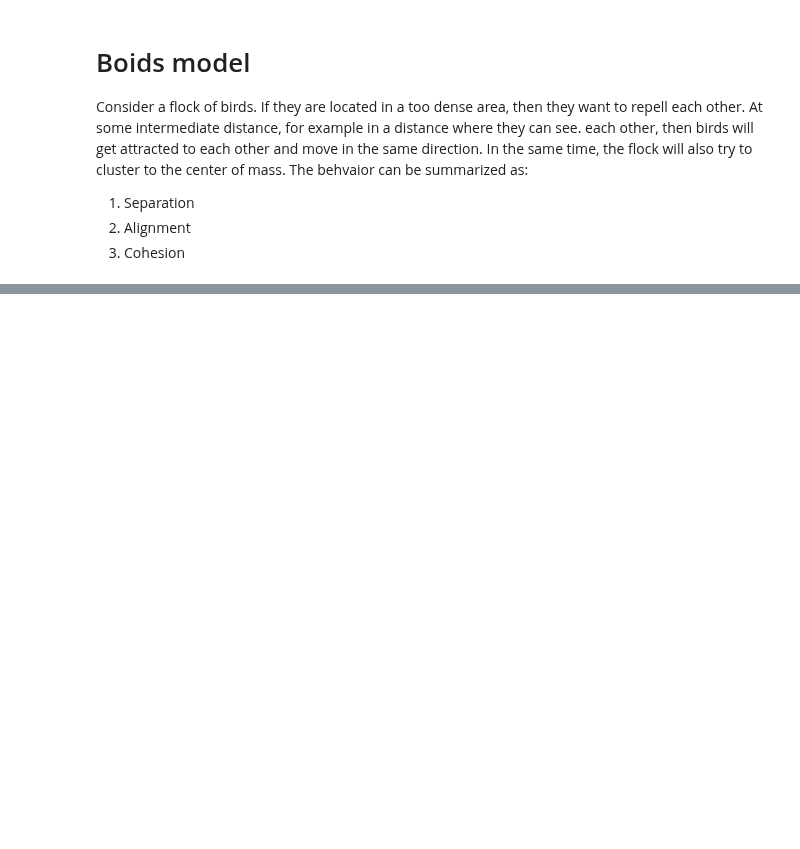
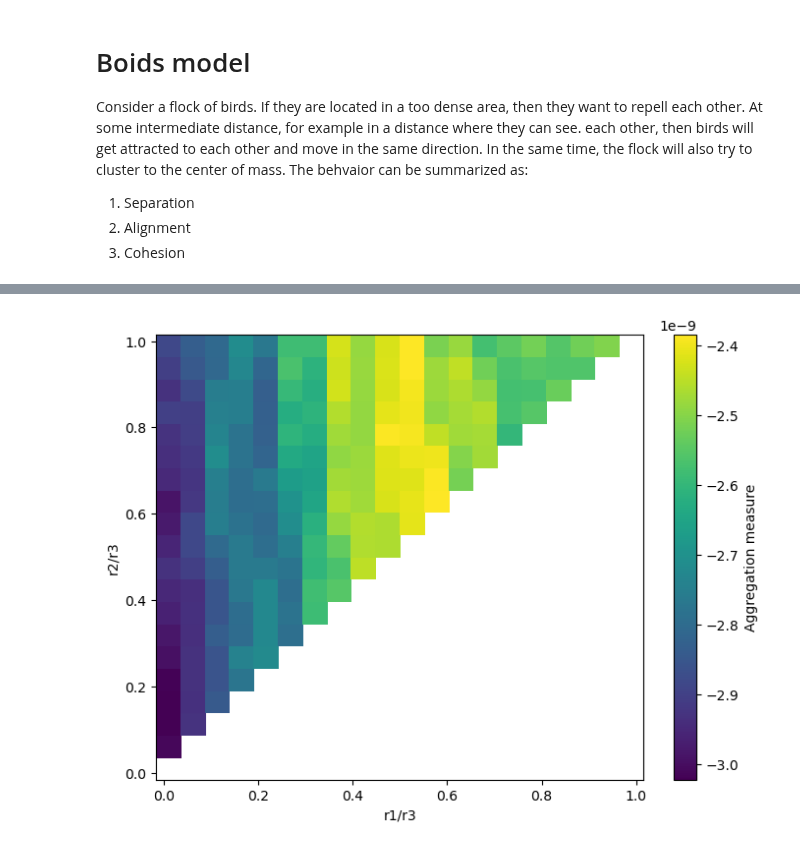
Before and after one commit to SunAndClouds/ComplexSystems, a Jupyter notebook: Lab4.ipynb, the cells around one changed output, grey strips where cells are left out. Saved outputs shown, nothing was run; the diff lists cells and outputs as text; code cells hidden in the pictures; blank space fills up the shorter version.

```diff
--- a/Lab4.ipynb
+++ b/Lab4.ipynb
@@ -116,0 +225,5 @@ plot_animation(position_history)
+# %%
+def compute_entropy(xy, bins=N // 50): # Negative Shannon entropy
+    hist, _, _ = np.histogram2d(xy[:, 0], xy[:, 1], bins=bins, density=True)
+    hist = hist[hist > 0]  # remove zero entries
+    return -np.sum(hist * np.log(hist))  # compute (negative) entropy
@@ -116,0 +295,10 @@ plot_animation(position_history)
+# %%
+# Create 2D plot
+plt.figure(figsize=(8, 6))
+plt.pcolormesh(x_values, y_values, -entropy_values, cmap='viridis', shading="auto")
+plt.colorbar(label='Aggregation measure')
+plt.xlabel('r1/r3')
+plt.ylabel('r2/r3')
+plt.show()
+# %% [output]
+[figure, added]
```
Also changed, not shown: parts of 7 cells of this notebook, 1 other file.
